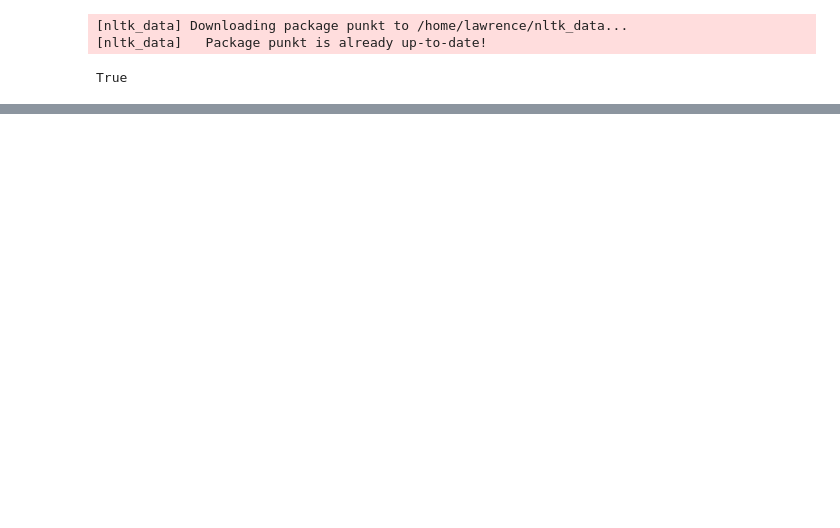
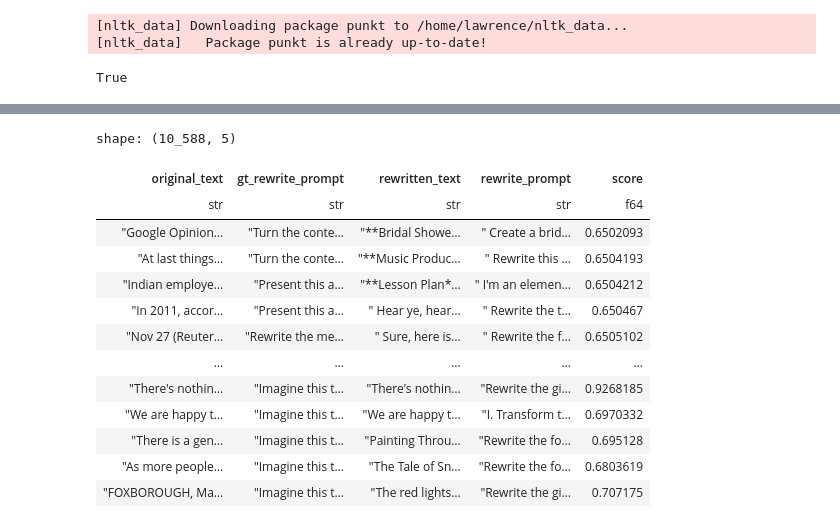
Before and after one commit to getorca/llm_prompt_recovery, a Jupyter notebook: clean_predictions.ipynb, the cells around one changed output, grey strips where cells are left out. Cells and saved outputs as stored; diff of their text form; code cells hidden in the pictures; blank space fills up the shorter version.

```diff
--- a/clean_predictions.ipynb
+++ b/clean_predictions.ipynb
@@ -93,13 +94,13 @@ shape: (515, 8)
 # %%
 df = df.vstack(
     pl.read_csv("./data/predictions/gemini_*.csv").filter(
-        pl.col("score") > 0.70
+        pl.col("score") > lowest_score
     ).select('original_text', 'gt_rewrite_prompt', 'rewritten_text', 'rewrite_prompt', 'score')
 )
 # %%
 df = df.vstack(
     pl.read_csv('./data/predictions/dolly_gemini_with_prompt_11.csv').filter(
-        pl.col("score") > 0.70
+        pl.col("score") > lowest_score
     ).select('original_text', 'gt_rewrite_prompt', 'rewritten_text', 'rewrite_prompt', 'score')
 )
 # %%
@@ -108,7 +109,7 @@ import re
 
 df = df.vstack(
     pl.read_csv('./data/predictions/my70k_12k.csv').filter(
-        pl.col("score") > 0.70
+        pl.col("score") > lowest_score
     ).with_columns(
         pl.col("rewrite_prompt").map_elements(lambda s: sent_tokenize(s)[0], return_dtype=String),
         pl.col("rewritten_text").map_elements(lambda s: re.sub(r"^\W+", "", s.split(':', 1)[-1]).strip(), return_dtype=String),
@@ -120,0 +124,17 @@ df.write_csv("./data/predictions/combined-filtered.csv")
+# %%
+df
+# %% [output]
+shape: (10_588, 5)
+| original_text | gt_rewrite_prompt | rewritten_text | rewrite_prompt | score |
+| str | str | str | str | f64 |
+| "Google Opinion… | "Turn the conte… | "**Bridal Showe… | " Create a brid… | 0.6502093 |
+| "At last things… | "Turn the conte… | "**Music Produc… | " Rewrite this … | 0.6504193 |
+| "Indian employe… | "Present this a… | "**Lesson Plan*… | " I'm an elemen… | 0.6504212 |
+| "In 2011, accor… | "Present this a… | " Hear ye, hear… | " Rewrite the t… | 0.650467 |
+| "Nov 27 (Reuter… | "Rewrite the me… | " Sure, here is… | " Rewrite the f… | 0.6505102 |
+| … | … | … | … | … |
+| "There's nothin… | "Imagine this t… | "There's nothin… | "Rewrite the gi… | 0.9268185 |
+| "We are happy t… | "Imagine this t… | "We are happy t… | "I. Transform t… | 0.6970332 |
+| "There is a gen… | "Imagine this t… | "Painting Throu… | "Rewrite the fo… | 0.695128 |
+| "As more people… | "Imagine this t… | "The Tale of Sn… | "Rewrite the fo… | 0.6803619 |
+| "FOXBOROUGH, Ma… | "Imagine this t… | "The red lights… | "Rewrite the gi… | 0.707175 |
```
Also changed, not shown: parts of 17 cells of this notebook, 2 other files.
